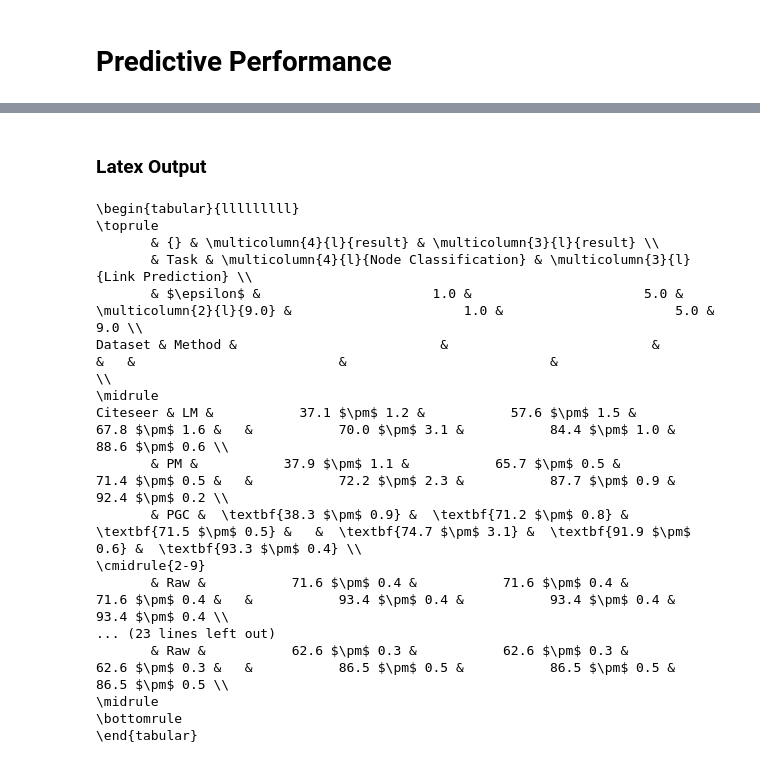
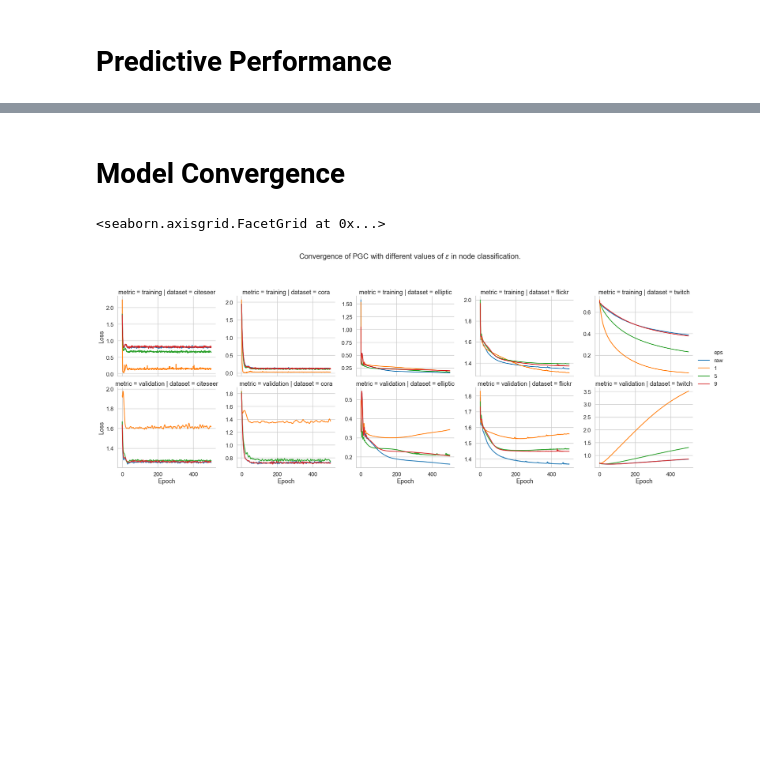
Before and after one commit to sisaman/LPGNN, a Jupyter notebook: results.ipynb, the cells around one changed output, grey strips where cells are left out. Saved outputs shown, nothing was run; the diff lists cells and outputs as text; code cells hidden in the pictures; blank space fills up the shorter version.

```diff
--- a/results.ipynb
+++ b/results.ipynb
@@ -180,48 +251,27 @@ df
 |  | PM | 58.3 $\pm$ 0.8 | 60.0 $\pm$ 0.8 | 61.0 $\pm$ 0.5 | 81.2 $\pm$ 0.7 | 84.9 $\pm$ 0.3 | 86.0 $\pm$ 0.4 |
 |  | PGC | 57.9 $\pm$ 1.1 | 61.0 $\pm$ 0.8 | 62.6 $\pm$ 0.4 | 81.7 $\pm$ 0.3 | 85.9 $\pm$ 0.4 | 86.8 $\pm$ 0.3 |
 |  | Raw | 62.6 $\pm$ 0.3 | 62.6 $\pm$ 0.3 | 62.6 $\pm$ 0.3 | 86.5 $\pm$ 0.5 | 86.5 $\pm$ 0.5 | 86.5 $\pm$ 0.5 |
-# %% [markdown]
-### Latex Output
-# %%
-df_max = df.applymap(
-    lambda x: float(x[:4])                   # considering the mean part
-).groupby('Dataset').apply(
-    lambda x: x - x.iloc[-1]                 # calculate the diff between Raw method and others
-).groupby('Dataset').apply(
-    lambda x : x == x.iloc[-2::-1].max()     # pick the results which are closer to Raw
-)
-
-df_max.loc[(slice(None), 'Raw'), :] = False  # prevent making Raw results bold
-
-# make near optimal results bold
-df_bold = df.copy()
-df_bold[df_max] = df_bold[df_max].applymap(lambda x: '\\textbf{' + str(x) + '}')
-
-# print latex code
-df_bold.insert(3, '', '')
-latex = df_bold.to_latex(escape=False)
-for line in latex.splitlines():
-    if line.find('Raw') == -1:
-        print(line)
-    else:
-        print('\\cmidrule{2-9}')
-        print(line)
-        print('\\midrule')
-# %% [output]
-\begin{tabular}{lllllllll}
-\toprule
-       & {} & \multicolumn{4}{l}{result} & \multicolumn{3}{l}{result} \\
-       & Task & \multicolumn{4}{l}{Node Classification} & \multicolumn{3}{l}{Link Prediction} \\
-       & $\epsilon$ &                      1.0 &                      5.0 & \multicolumn{2}{l}{9.0} &                      1.0 &                      5.0 &                      9.0 \\
-Dataset & Method &                          &                          &                          &   &                          &                          &                          \\
-\midrule
-Citeseer & LM &           37.1 $\pm$ 1.2 &           57.6 $\pm$ 1.5 &           67.8 $\pm$ 1.6 &   &           70.0 $\pm$ 3.1 &           84.4 $\pm$ 1.0 &           88.6 $\pm$ 0.6 \\
-       & PM &           37.9 $\pm$ 1.1 &           65.7 $\pm$ 0.5 &           71.4 $\pm$ 0.5 &   &           72.2 $\pm$ 2.3 &           87.7 $\pm$ 0.9 &           92.4 $\pm$ 0.2 \\
-       & PGC &  \textbf{38.3 $\pm$ 0.9} &  \textbf{71.2 $\pm$ 0.8} &  \textbf{71.5 $\pm$ 0.5} &   &  \textbf{74.7 $\pm$ 3.1} &  \textbf{91.9 $\pm$ 0.6} &  \textbf{93.3 $\pm$ 0.4} \\
-\cmidrule{2-9}
-       & Raw &           71.6 $\pm$ 0.4 &           71.6 $\pm$ 0.4 &           71.6 $\pm$ 0.4 &   &           93.4 $\pm$ 0.4 &           93.4 $\pm$ 0.4 &           93.4 $\pm$ 0.4 \\
-... (23 lines left out)
-       & Raw &           62.6 $\pm$ 0.3 &           62.6 $\pm$ 0.3 &           62.6 $\pm$ 0.3 &   &           86.5 $\pm$ 0.5 &           86.5 $\pm$ 0.5 &           86.5 $\pm$ 0.5 \\
-\midrule
-\bottomrule
-\end{tabular}
+# %% [markdown]
+# Model Convergence
+# %%
+df = read_tensorboard_logs(
+    path='./tb_logs',
+    tasks=['node', 'link'],
+    datasets=['citeseer', 'cora', 'elliptic', 'flickr', 'twitch'],
+    metrics=['loss', 'val_loss'],
+    eps_list=[0.0, 1.0, 5.0, 9.0]
+)
+
+ax = sns.relplot(
+    data=df[df['task'] == 'node'], kind='line', x='epoch', y='loss', hue='eps', row='metric', col='dataset',
+    estimator=None, ci=None, facet_kws=dict(sharey=False)
+)
+ax.fig.suptitle('Convergence of PGC with different values of $\epsilon$ in node classification.')
+ax.fig.subplots_adjust(top=.8)
+ax.set_ylabels('Loss')
+ax.set_xlabels('Epoch')
+
+# tensorboard_df_to_csv(df, groupby=['task', 'dataset', 'metric', 'eps'], dump=['epoch', 'loss'])
+# %% [output]
+<seaborn.axisgrid.FacetGrid at 0x...>
+[figure, added]
```
Also changed, not shown: parts of 3 cells of this notebook.
